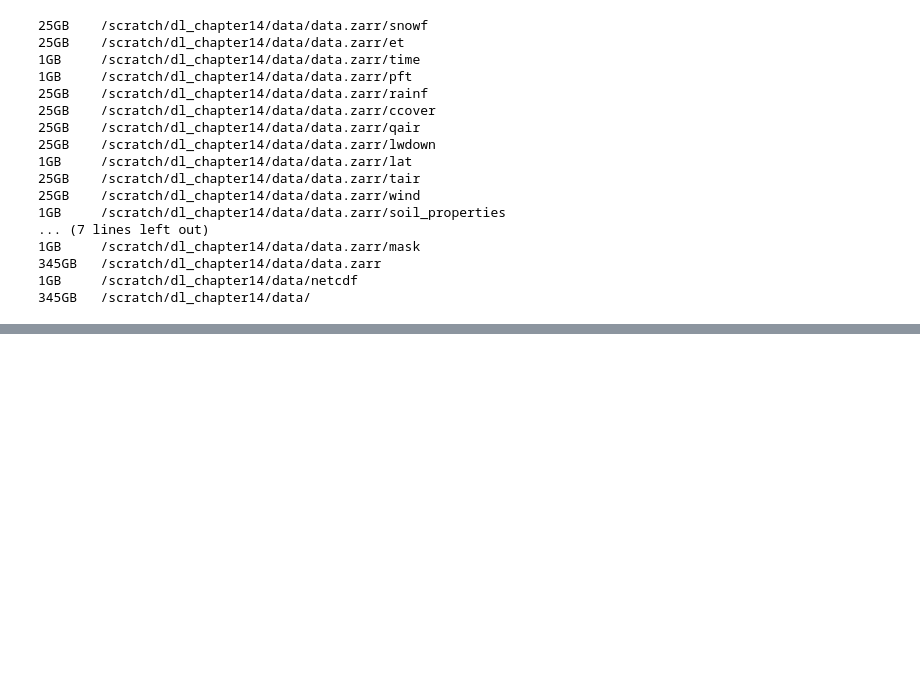
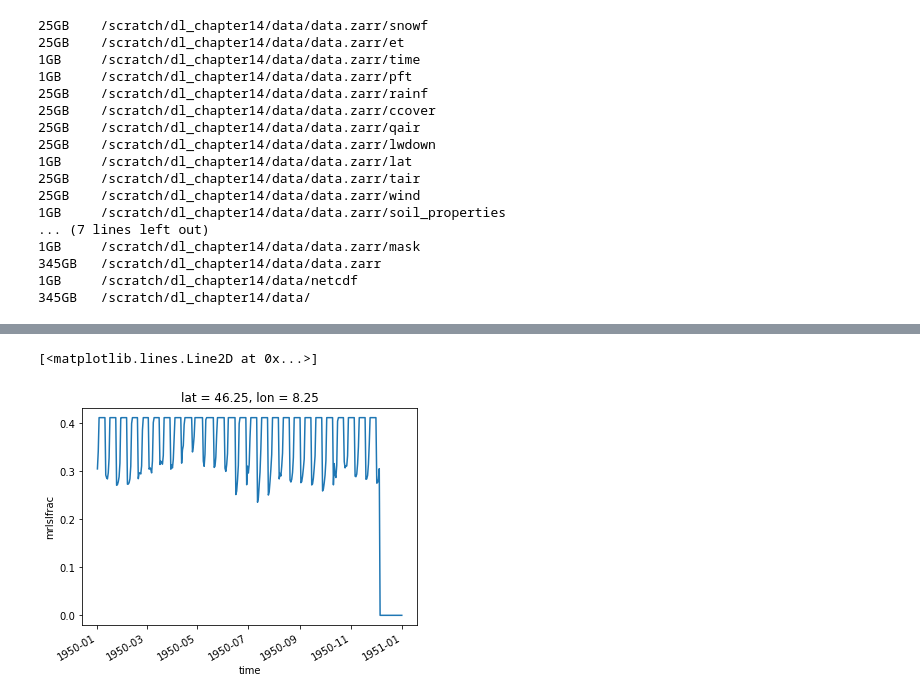
Before and after one commit to bask0/dl4es_ch18, a Jupyter notebook: src/notebooks/dataprep.ipynb, the cells around one changed output, grey strips where cells are left out. Saved outputs shown, nothing was run; the diff lists cells and outputs as text; code cells hidden in the pictures; blank space fills up the shorter version.

```diff
--- a/src/notebooks/dataprep.ipynb
+++ b/src/notebooks/dataprep.ipynb
@@ -432,0 +441,3 @@ for i, var in enumerate(np.setdiff1d(list(s_xr.data_vars), 'mask')):
+# %%
+d = xr.open_dataset('/workspace/BGI/people/skoirala/spmip/full_matsiro-gw_exp3.run1_20180805_latlonReverse/full_matsiro-gw_exp3_experiment_3_1950.nc')
+d
@@ -432,0 +462,5 @@ for i, var in enumerate(np.setdiff1d(list(s_xr.data_vars), 'mask')):
+# %%
+d.mrlslfrac.sel(lat=46, lon=8, method='nearest').isel(time=slice(0, 400), levelc=[3]).mean('levelc').plot()
+# %% [output]
+[<matplotlib.lines.Line2D at 0x...>]
+[figure, added]
```
Also changed, not shown: parts of 44 cells of this notebook, 15 other files.
